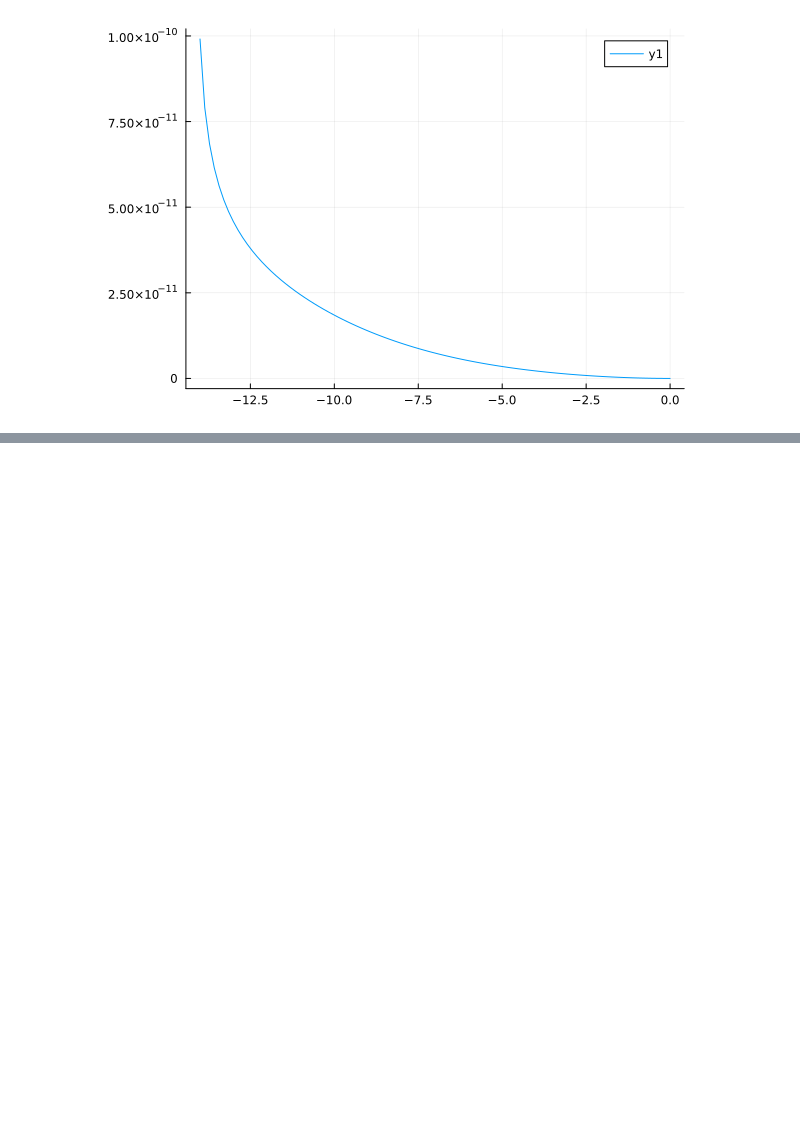
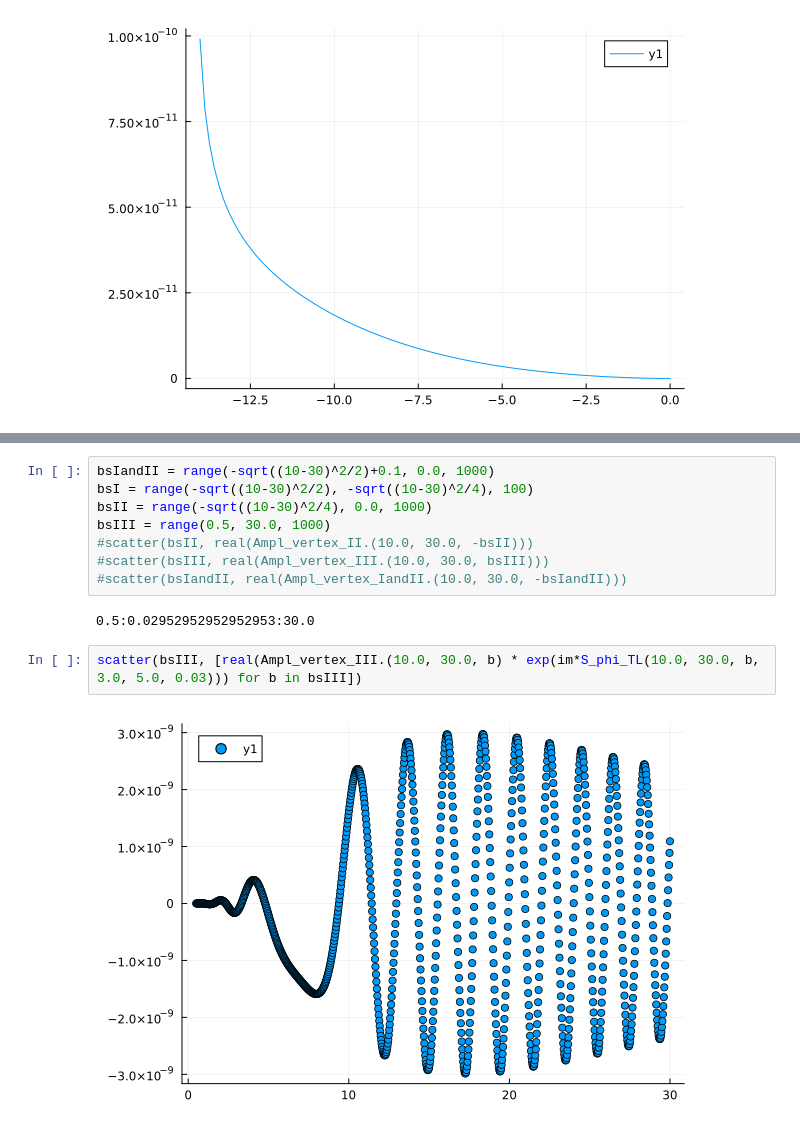
Before and after one commit to Jercheal/3d-cosmology, a Jupyter notebook: 3d_ESF_cosmology.ipynb, the cells around one changed output, grey strips where cells are left out. Drawn from its saved outputs; the diff is of its cells as text; blank space fills up the shorter version.

```diff
--- a/3d_ESF_cosmology.ipynb
+++ b/3d_ESF_cosmology.ipynb
@@ -20,0 +29,14 @@ plot(bs, [real(1/sqrt(DetSLId.(10.0, 30.0, -b))) for b in bs])
+# %%
+bsIandII = range(-sqrt((10-30)^2/2)+0.1, 0.0, 1000)
+bsI = range(-sqrt((10-30)^2/2), -sqrt((10-30)^2/4), 100)
+bsII = range(-sqrt((10-30)^2/4), 0.0, 1000)
+bsIII = range(0.5, 30.0, 1000)
+#scatter(bsII, real(Ampl_vertex_II.(10.0, 30.0, -bsII)))
+#scatter(bsIII, real(Ampl_vertex_III.(10.0, 30.0, bsIII)))
+#scatter(bsIandII, real(Ampl_vertex_IandII.(10.0, 30.0, -bsIandII)))
+# %% [output]
+0.5:0.02952952952952953:30.0
+# %%
+scatter(bsIII, [real(Ampl_vertex_III.(10.0, 30.0, b) * exp(im*S_phi_TL(10.0, 30.0, b, 3.0, 5.0, 0.03))) for b in bsIII])
+# %% [output]
+[figure, added]
```
Also changed, not shown: parts of 21 cells of this notebook, 2 other files.
